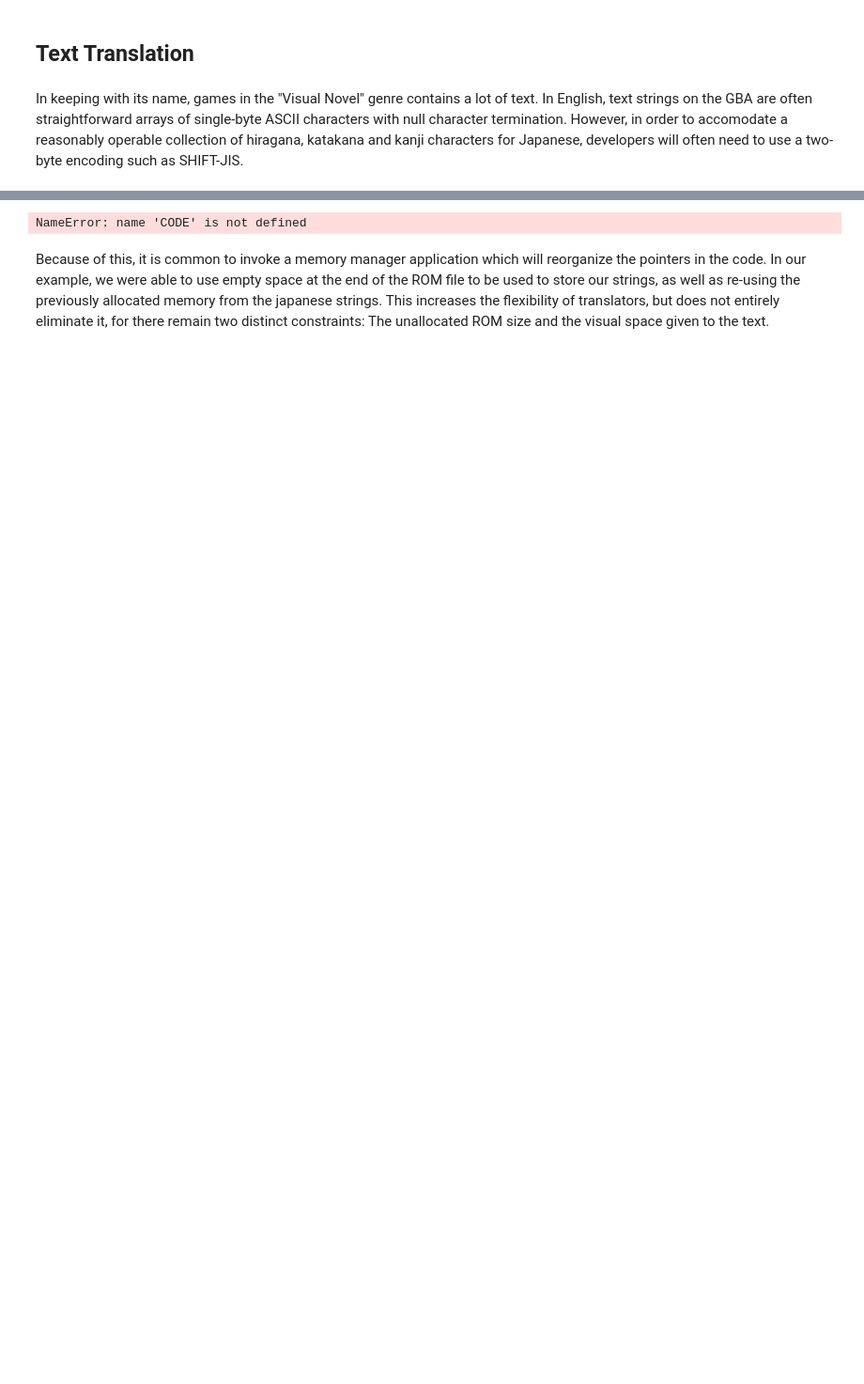
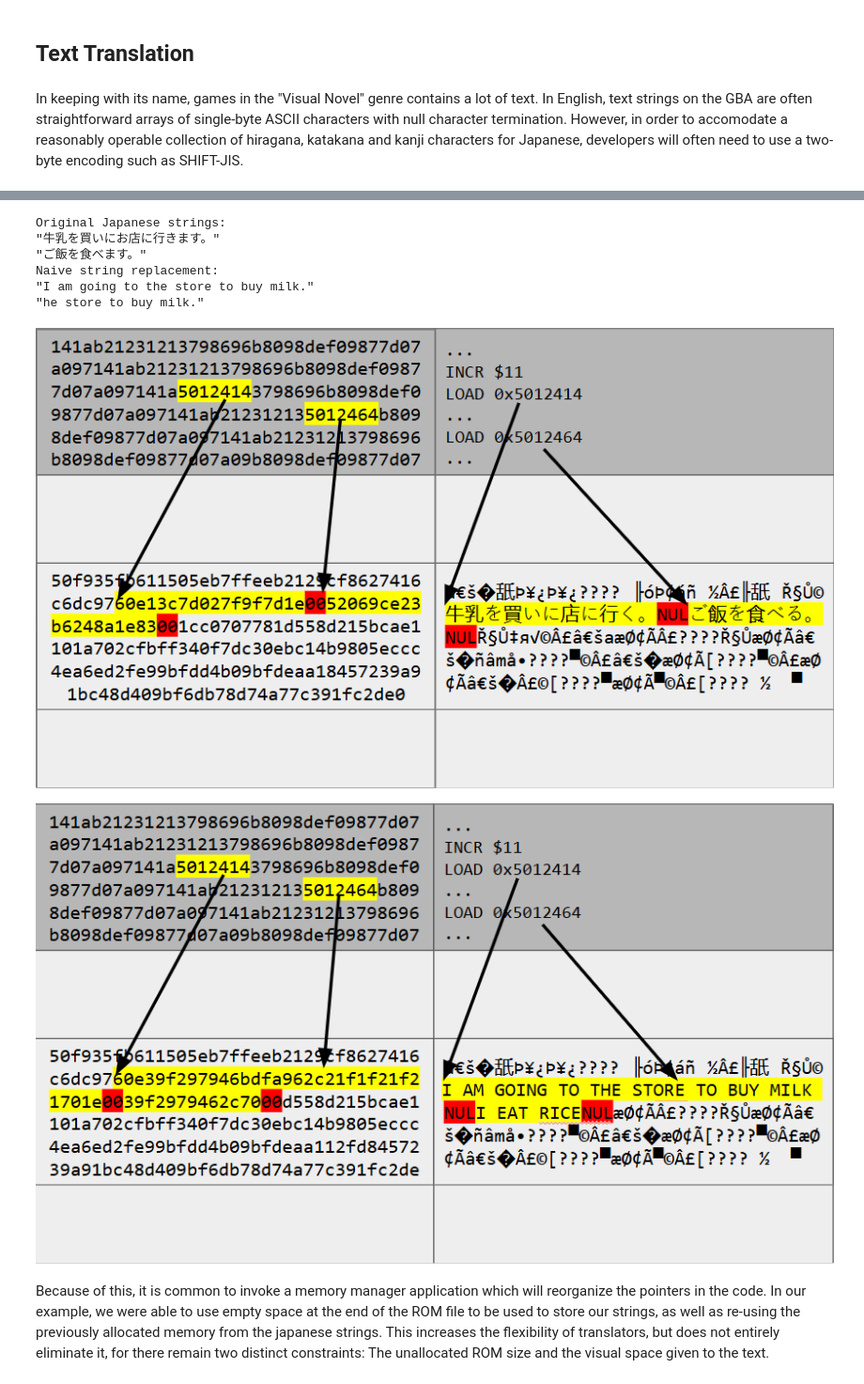
Before and after one commit to ianfhunter/jdh-submission-gba, a Jupyter notebook: article.ipynb, the cells around one changed output, grey strips where cells are left out. Shown at 94% size. Cells and saved outputs as stored; diff of their text form; code cells hidden in the pictures; blank space fills up the shorter version.

```diff
--- a/article.ipynb
+++ b/article.ipynb
@@ -280,9 +297,74 @@ As \cite{nida1964science} describes, translating text often requires careful jud
-# %%
-# An example of how overfilling strings cannot work without modifying the associated pointers
-
-( CODE / Images )
-# %% [output]
-NameError: name 'CODE' is not defined
+# %%
+import random
+import string
+
+def print_string(data, start):
+    """Print `num_strings` consecutive null-terminated C strings from `data`."""
+    end = start
+    while end < len(data) and data[end] != "\x00":
+        end += 1
+    print('"' + "".join(data[start:end]) + '"')
+
+def insert_strings(data, start, strings):
+    for string in strings:
+        data[start : start + len(string)] = list(string)
+        data[start + len(string)] = "\x00"  # null terminator
+        start += len(string) + 1  # next string starts after the terminator
+
+# Randomly initialize data representing the ROM (mutable buffer)
+original_data = list("".join(random.choices(string.ascii_letters + string.digits, k=256)))
+
+# Insert original translations
+original_string_1 = "牛乳を買いにお店に行きます。"
+original_string_2 = "ご飯を食べます。"
+
+starting_idx = 20
+second_idx = starting_idx + len(original_string_1) + 1
+insert_strings(original_data, starting_idx, [original_string_1, original_string_2])
+
+# Print from location until reach null termination
+print("Original Japanese strings:")
+print_string(original_data, starting_idx)
+print_string(original_data, second_idx)
+
+# Translation Strings
+translation_string_1 = "I am going to the store to buy milk."
+translation_string_2 = "I eat rice."
+
+eng_1_data = original_data.copy()
+
+insert_strings(eng_1_data, starting_idx, [translation_string_1, translation_string_2])
+
+print("Naive string replacement:")
+print_string(eng_1_data, starting_idx)
+print_string(eng_1_data, second_idx)
+# %% [output]
+Original Japanese strings:
+"牛乳を買いにお店に行きます。"
+"ご飯を食べます。"
+Naive string replacement:
+"I am going to the store to buy milk."
+"he store to buy milk."
+# %%
+# An example of how overfilling strings cannot work without modifying the associated pointers
+
+from IPython.display import Image
+metadata={
+    "jdh": {
+        "module": "object",
+        "object": {
+            "type":"image",
+            "source": [
+                "An example of how overfilling strings cannot work without modifying the associated pointers."
+            ]
+        }
+    }
+}
+display(Image("media/string_before.png"), metadata=metadata)
+display(Image("media/string_after.png"), metadata=metadata)
+# %% [output]
+[figure, added]
+[figure, added]
 # %% [markdown]
 Because of this, it is common to invoke a memory manager application which will reorganize the pointers in the code. In our example, we were able to use empty space at the end of the ROM file to be used to store our strings, as well as re-using the previously allocated memory from the japanese strings. This increases the flexibility of translators, but does not entirely eliminate it, for there remain two distinct constraints: The unallocated ROM size and the visual space given to the text.
 # %% [markdown]
```
Also changed, not shown: parts of 54 cells of this notebook, 10 other files.
